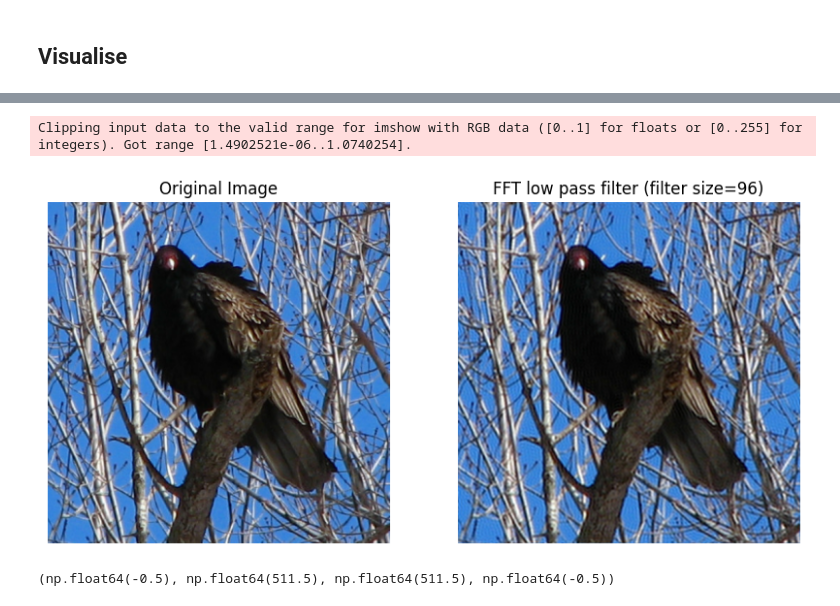
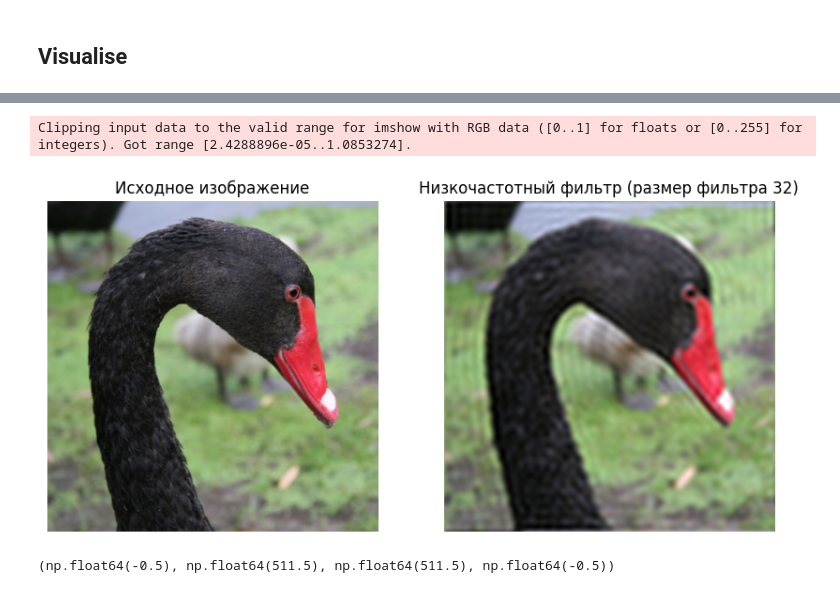
Before and after one commit to EgorProkopov/Sigma-Image-Tokenizer, a Jupyter notebook: notebooks/fft_visualise.ipynb, the cells around one changed output, grey strips where cells are left out. Cells and saved outputs as stored; diff of their text form; code cells hidden in the pictures.

```diff
--- a/notebooks/fft_visualise.ipynb
+++ b/notebooks/fft_visualise.ipynb
@@ -26,7 +26,7 @@ dataset = SmallImageNetTrainDataset(
         transform=transform
 )
 # %%
-sample = dataset[2390]
+sample = dataset[10000]
 image = sample["image"]
 label = sample["label_encoded"]
 image_tag = sample["tag"]
@@ -123,7 +124,7 @@ def compute_power_spectrum(fft_tensor):
 # %%
 fft_image_shifted = compute_fft(image)
 
-filter_size = 96  # Size of the low-pass filter
+filter_size = 32  # Size of the low-pass filter
 filtered_fft = apply_low_pass_filter(fft_image_shifted, filter_size, norm_type='l-infinity')
 # %%
 filtered_fft
@@ -161,18 +177,18 @@ torch.Size([3, 512, 512])
 # %%
 fig, axes = plt.subplots(1, 2, figsize=(10, 5))
 
 axes[0].imshow(image.permute(1, 2, 0).cpu().numpy(), cmap="gray" if image.shape[0] == 1 else None)
-axes[0].set_title("Original Image")
+axes[0].set_title("Исходное изображение")
 axes[0].axis("off")
 
 axes[1].imshow(reconstructed_image.permute(1, 2, 0).cpu().numpy(), cmap="gray" if image.shape[0] == 1 else None)
-axes[1].set_title(f"FFT low pass filter (filter size={filter_size})")
+axes[1].set_title(f"Низкочастотный фильтр (размер фильтра {filter_size})")
 axes[1].axis("off")
 
 plt.show()
 # %% [output]
-Clipping input data to the valid range for imshow with RGB data ([0..1] for floats or [0..255] for integers). Got range [1.4902521e-06..1.0740254].
+Clipping input data to the valid range for imshow with RGB data ([0..1] for floats or [0..255] for integers). Got range [2.4288896e-05..1.0853274].
-[figure, old version]
+[figure, new version]
 # %%
 log_filtered_fft = torch.log(filtered_fft)
 log_filtered_fft = torch.abs(log_filtered_fft).square().float()
```
Also changed, not shown: parts of 9 cells of this notebook, 24 other files.
